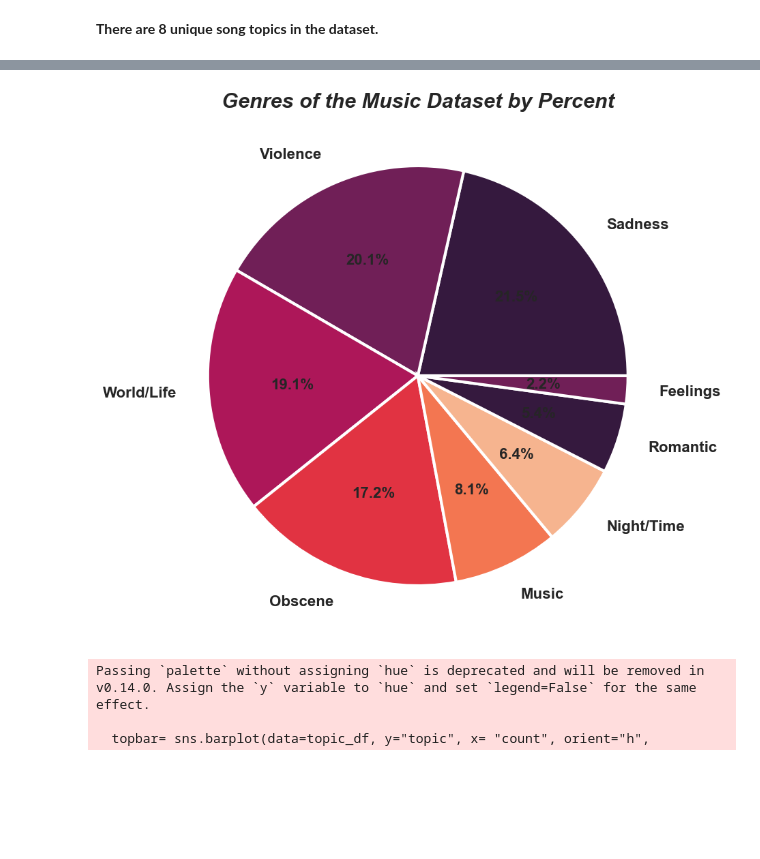
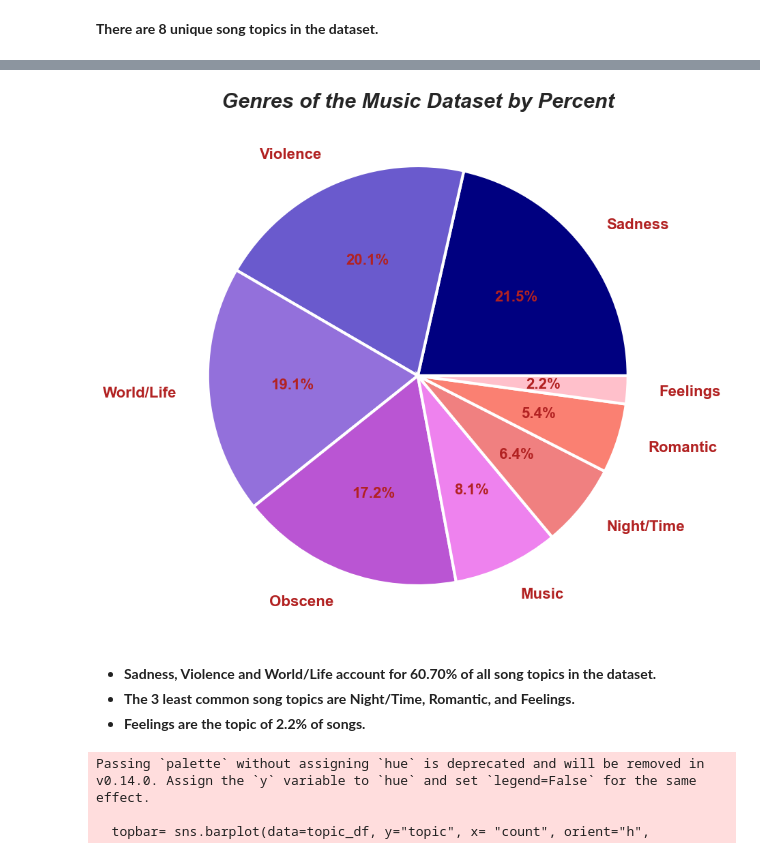
Before and after one commit to thetechleila/Music-Recommendation-Algorithm, a Jupyter notebook: EDA_music.ipynb, the cells around one changed output, grey strips where cells are left out. Cells and saved outputs as stored; diff of their text form; code cells hidden in the pictures; blank space fills up the shorter version.

```diff
--- a/EDA_music.ipynb
+++ b/EDA_music.ipynb
@@ -574,19 +565,28 @@ topic_df
 # %%
 # Create a pieplot to visualize topics by proportion
 
 topic_df = df["topic"].value_counts().to_frame()
 
 x_topics = ["Sadness", "Violence", "World/Life", "Obscene", "Music", "Night/Time",
             "Romantic", "Feelings"]
 y_topcounts = [6094, 5707, 5419, 4881, 2303, 1823, 1523, 612]
 
+pie_colors = ["navy", "slateblue", "mediumpurple", "mediumorchid",
+              "violet", "lightcoral", "salmon", "pink"]
+
 
 plt.figure(figsize=(10, 10))
-plt.pie(y_topcounts, labels=x_topics, labeldistance=1.15, autopct='%1.1f%%', wedgeprops = { 'linewidth' : 3, 'edgecolor' : 'white' }, textprops={'fontsize': 16, 'weight' : 'bold'})
+plt.pie(y_topcounts, labels=x_topics, labeldistance=1.15, colors=pie_colors, autopct='%1.1f%%',
+        wedgeprops = { 'linewidth' : 3, 'edgecolor' : 'white' },
+        textprops={'fontsize': 16, 'weight' : 'bold', 'color': 'firebrick'})
 plt.title("Genres of the Music Dataset by Percent", fontsize=22, weight='bold', style='italic')
 plt.show()
 # %% [output]
-[figure, old version]
+[figure, new version]
+# %% [markdown]
+* **Sadness, Violence and World/Life account for 60.70% of all song topics in the dataset.**
+* **The 3 least common song topics are Night/Time, Romantic, and Feelings.**
+* **Feelings are the topic of 2.2% of songs.**
 # %%
 # Create a barplot to visualize amount of topics in dataset
 
```
Also changed, not shown: parts of 6 cells of this notebook, 1 other file.
